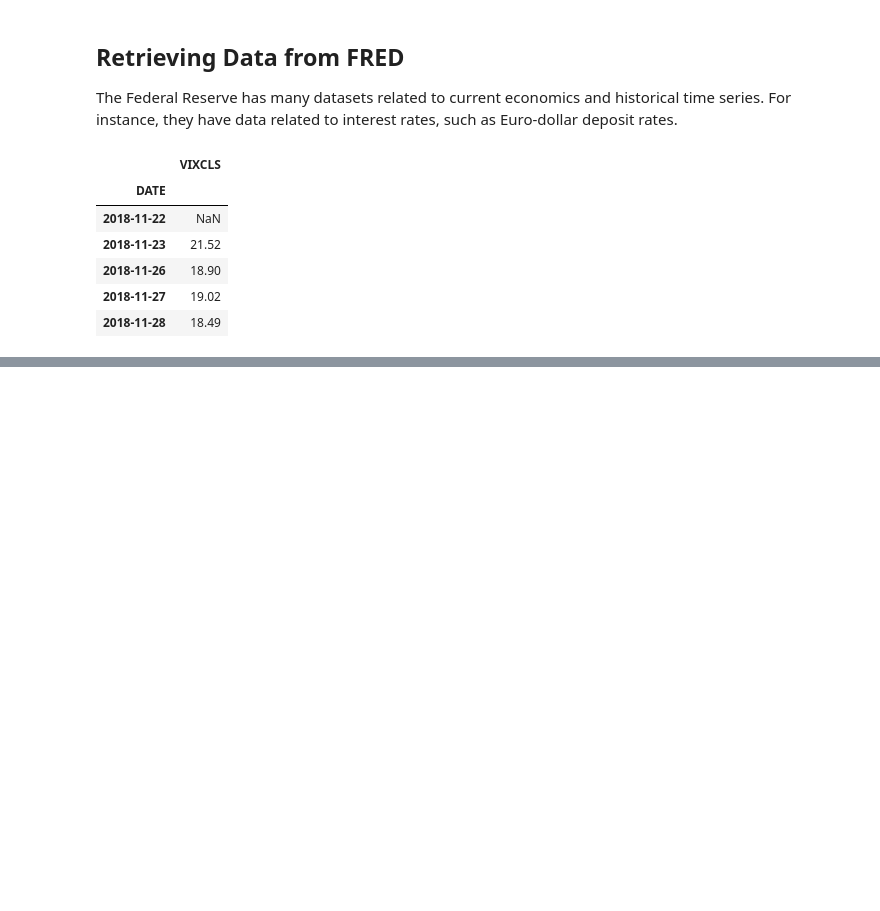
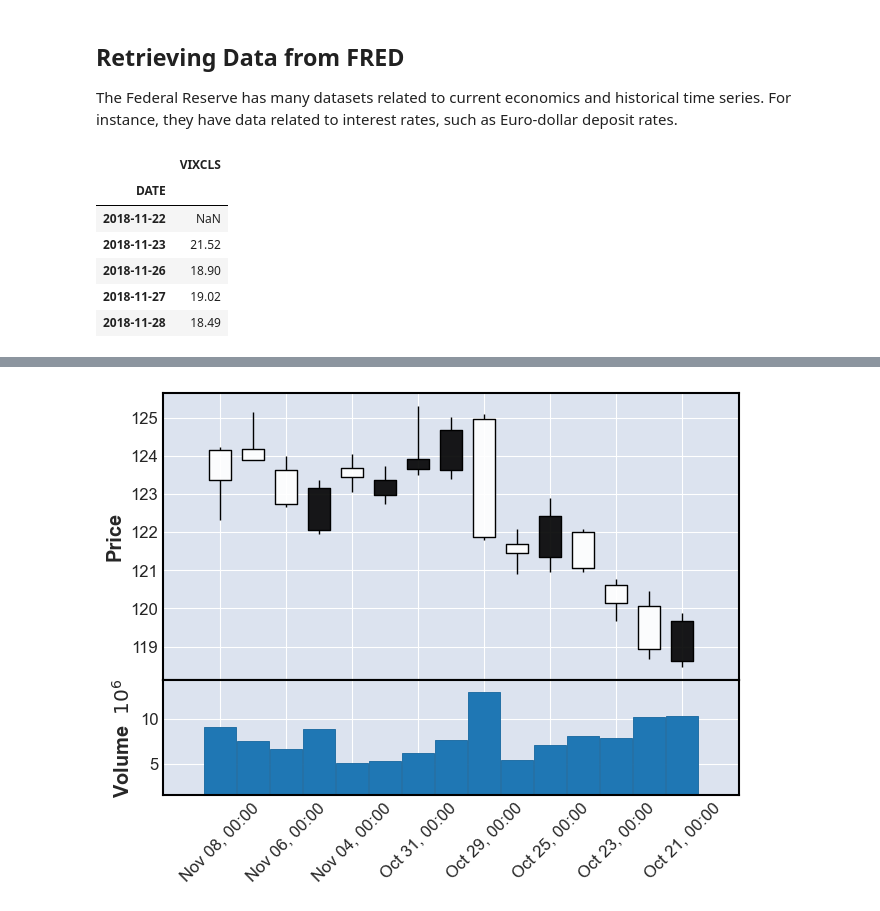
Before and after one commit to leoouyang781/Test-Repository, a Jupyter notebook: Python-For-Finance-2nd-Edition/Chapter 4.ipynb, the cells around one changed output, grey strips where cells are left out. Drawn from its saved outputs; the diff is of its cells as text; code cells hidden in the pictures; blank space fills up the shorter version.

```diff
--- a/Python-For-Finance-2nd-Edition/Chapter 4.ipynb
+++ b/Python-For-Finance-2nd-Edition/Chapter 4.ipynb
@@ -569,0 +619,9 @@ vix.head()
+# %%
+import mplfinance as mpf
+
+date1 = datetime.datetime(2013, 10, 20)
+date2 = datetime.datetime(2013, 11, 10)
+ticker='IBM'
+
+p = pddata.DataReader(ticker, 'stooq', start = date1, end = date2)
+p
@@ -569,0 +646,4 @@ vix.head()
+# %%
+mpf.plot(p, type = 'candle',volume=True)
+# %% [output]
+[figure, added]
```
Also changed, not shown: parts of 12 cells of this notebook.
